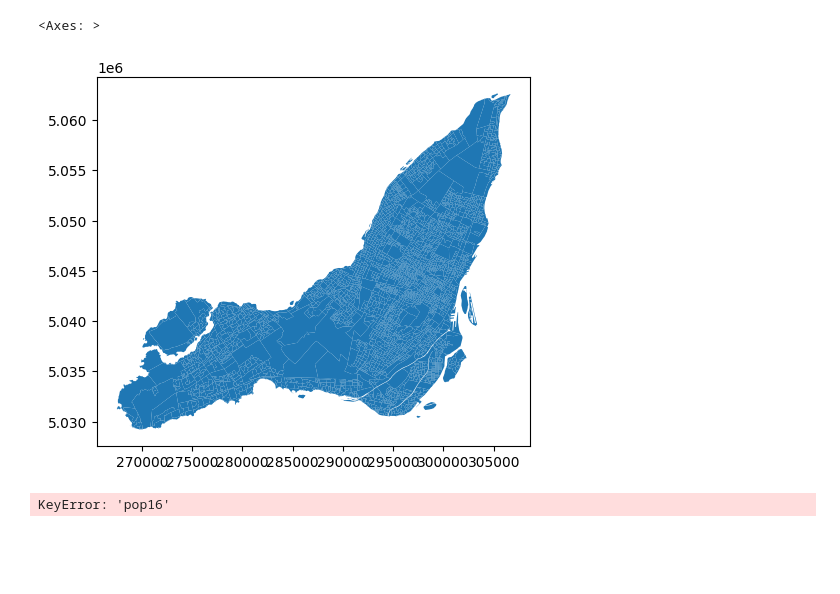
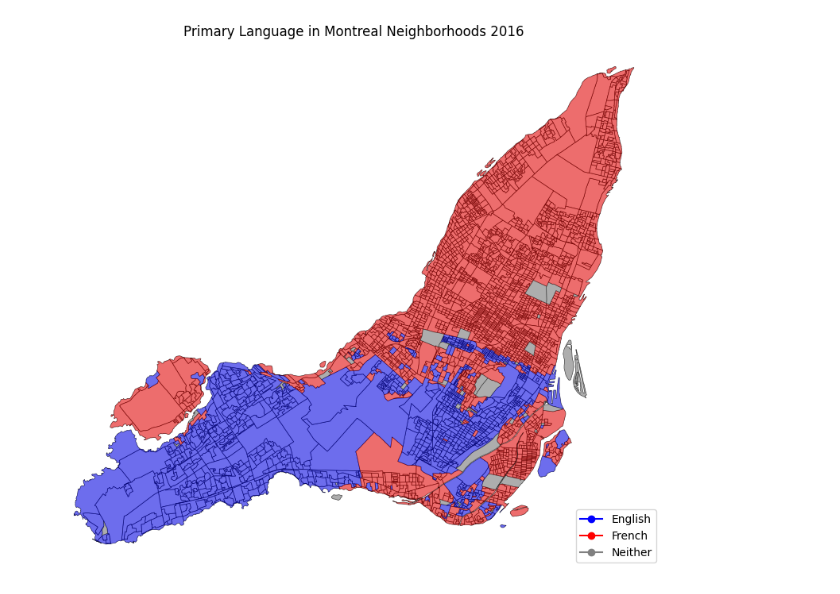
Before and after one commit to BigBustah/Geog464-Final-Dylan-Duplaine, a Jupyter notebook: Project.ipynb, the cells around one changed output. Saved outputs shown, nothing was run; the diff lists cells and outputs as text; code cells hidden in the pictures; blank space fills up the shorter version.

```diff
--- a/Project.ipynb
+++ b/Project.ipynb
@@ -63,7 +65,5 @@ my_headers = ["DAUID",
 df_2016 = pd.read_csv("2016.csv", sep = my_sep, header = 0, names = my_headers)
 df_2021 = pd.read_csv("2021.csv", sep = my_sep, header = 0, names = my_headers)
-# %%
-df_2016.rename(columns={"COL2": "pop16"}, inplace = True)
 # %%
 gdf_da2016 = gpd.read_file('2016.shp')
 gdf_da2021 = gpd.read_file('2021.shp')
@@ -125,9 +89,40 @@ proj_merged_gdf2016.plot()
-# %%
-proj_merged_gdf2021.plot()
-# %% [output]
-<Axes: >
-[figure, removed]
 # %%
-proj_merged_gdf2016['percEng']= round(((proj_merged_gdf2016['English Only']/proj_merged_gdf2016['pop16'])),2)
+#create new data columns
+proj_merged_gdf2016['percEng']= round(((proj_merged_gdf2016['English Only']/proj_merged_gdf2016['Population'])),2)
-# %% [output]
-KeyError: 'pop16'
+# %%
+### 2016 Language Distribution Map###
+
+proj_merged_gdf2016['Language'] = 'Neither'
+proj_merged_gdf2016.loc[proj_merged_gdf2016['English Only'] > proj_merged_gdf2016['French Only'], 'Language'] = 'English'
+proj_merged_gdf2016.loc[proj_merged_gdf2016['French Only'] > proj_merged_gdf2016['English Only'], 'Language'] = 'French'
+
+#plot the map
+fig, ax = plt.subplots(figsize=(10, 10))
+proj_merged_gdf2016.plot(
+    alpha=0.8,
+    edgecolor="black",
+    linewidth=0.5,
+    facecolor='lightgray',
+    ax=ax
+)
+
+# Color Dictionary
+colors = {'English': 'blue', 'French': 'red', 'Neither': 'gray'}
+
+# Plot the language categories on top of the neighborhoods map
+for lang, color in colors.items():
+    proj_merged_gdf2016[proj_merged_gdf2016['Language'] == lang].plot(
+        color=color,
+        alpha=0.5,
+        ax=ax
+    )
+
+# Set the title and axis labels
+ax.set_title('Primary Language in Montreal Neighborhoods 2016')
+ax.set_axis_off()
+
+# Create a custom legend
+legend_elements = [plt.Line2D([0], [0], marker='o', color=color, label=lang) for lang, color in colors.items()]
+ax.legend(handles=legend_elements, loc='lower right')
+# %% [output]
+[figure, added]
```
Also changed, not shown: parts of 14 cells of this notebook.
